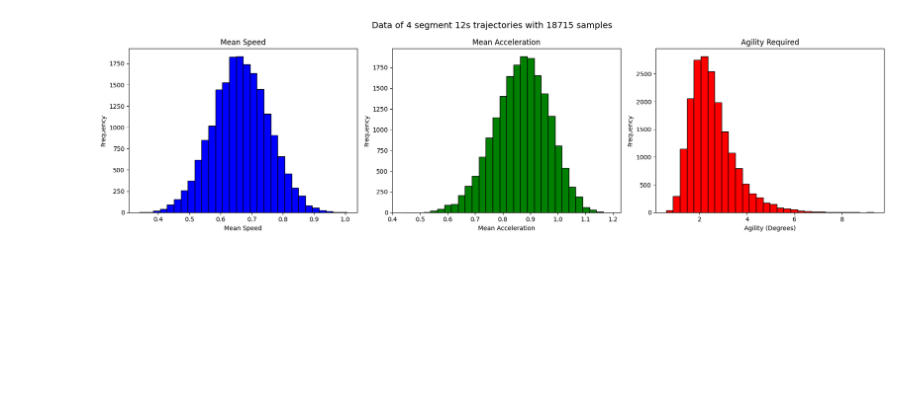
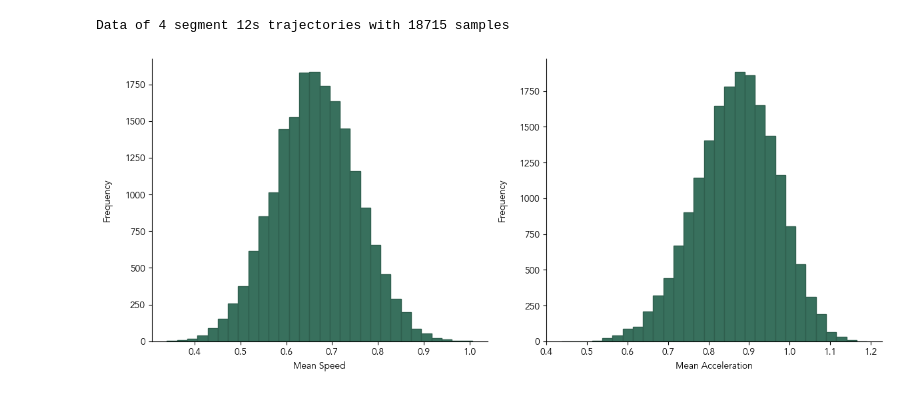
Before and after one commit to sparthaje/quadrotor-diffusion, a Jupyter notebook: unconditioned/viz_data_distribution.ipynb, the cells around one changed output. Cells and saved outputs as stored; diff of their text form; code cells hidden in the pictures; blank space fills up the shorter version.

```diff
--- a/unconditioned/viz_data_distribution.ipynb
+++ b/unconditioned/viz_data_distribution.ipynb
@@ -51,30 +103,31 @@ for filename in tqdm.tqdm(os.listdir(data_dir)):
 # Convert the list of stats dictionaries to a DataFrame
 df = pd.DataFrame(stats_list)
 # %%
-fig, axs = plt.subplots(1, 3, figsize=(18, 5))
+from get_data.plotting_utils import ColorPalletteFour as ColorPallette
 
+fig, axs = plt.subplots(1, 2, figsize=(12, 5))
+
+plt.rcParams['font.family'] = 'Avenir'
 titles = ['Mean Speed', 'Mean Acceleration', 'Agility Required']
 
-axs[0].hist(df['mean_vel'], bins=30, color='b', edgecolor='black')
-axs[0].set_title(titles[0])
+axs[0].hist(df['mean_vel'], bins=30, color=ColorPallette.B, edgecolor=ColorPallette.C)
 axs[0].set_xlabel('Mean Speed')
-axs[0].set_ylabel('Frequency')
+axs[0].set_ylabel('Frequency', labelpad=13)
 
-axs[1].hist(df['mean_accel'], bins=30, color='g', edgecolor='black')
-axs[1].set_title(titles[1])
+axs[1].hist(df['mean_accel'], bins=30, color=ColorPallette.B, edgecolor=ColorPallette.C)
 axs[1].set_xlabel('Mean Acceleration')
-axs[1].set_ylabel('Frequency')
+axs[1].set_ylabel('Frequency', labelpad=13)
 
-axs[2].hist(df['theta_spread'], bins=30, color='r', edgecolor='black')
-axs[2].set_title(titles[2])
-axs[2].set_xlabel('Agility (Degrees)')
-axs[2].set_ylabel('Frequency')
+for ax in axs:
+  ax.spines['top'].set_visible(False)
+  ax.spines['right'].set_visible(False)
 
-plt.suptitle(f'Data of 4 segment 12s trajectories with {df.shape[0]} samples', fontsize=14)
+print(f'Data of 4 segment 12s trajectories with {df.shape[0]} samples')
 plt.tight_layout()
 plt.show()
 # %% [output]
+Data of 4 segment 12s trajectories with 18715 samples
-[figure, old version]
+[figure, new version]
 # %%
 max_vel_row = df.loc[df['mean_vel'].idxmax()]
 min_vel_row = df.loc[df['mean_vel'].idxmin()]
```
Also changed, not shown: parts of 3 cells of this notebook, 10 other files.
